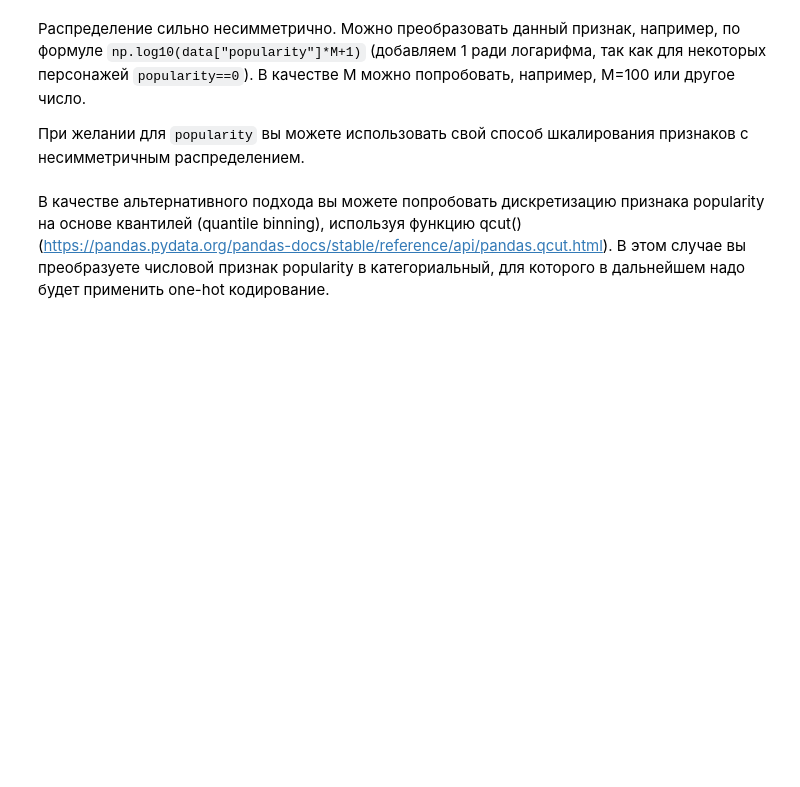
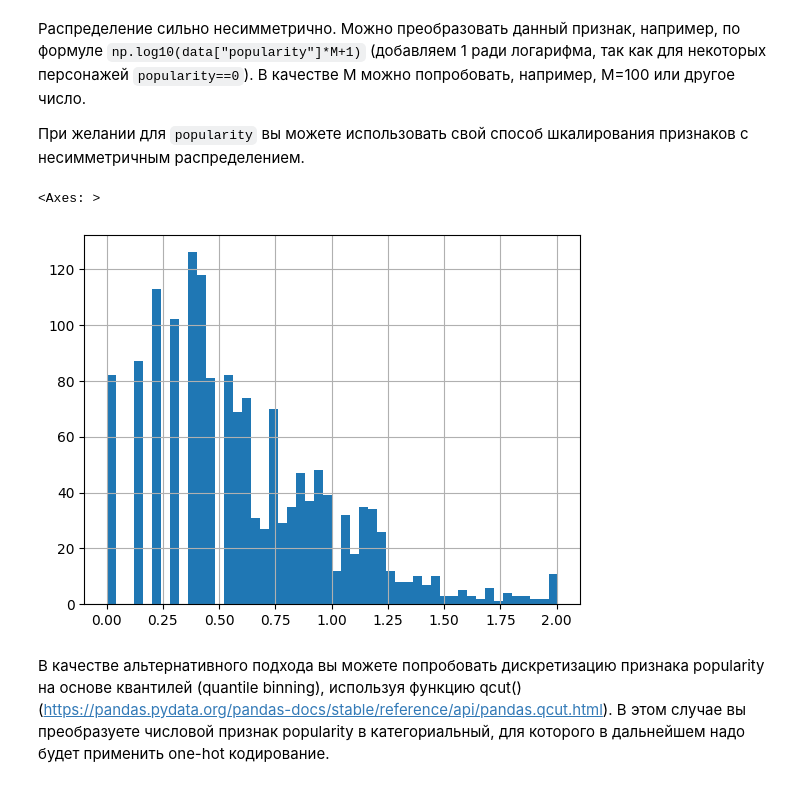
Before and after one commit to LexaKurilovi4/AiMicrobe, a Jupyter notebook: week_01_ml_intro/Homework/hw_1_game_of_thrones.ipynb, the cells around one changed output. Saved outputs shown, nothing was run; the diff lists cells and outputs as text; code cells hidden in the pictures; blank space fills up the shorter version.

```diff
--- a/week_01_ml_intro/Homework/hw_1_game_of_thrones.ipynb
+++ b/week_01_ml_intro/Homework/hw_1_game_of_thrones.ipynb
@@ -170,6 +214,11 @@ data.describe(include = [...]).T[['count', 'min', 'max']]
 Распределение сильно несимметрично. Можно преобразовать данный признак, например, по формуле `np.log10(data["popularity"]*M+1)` (добавляем 1 ради логарифма, так как для некоторых персонажей `popularity==0`). В качестве M можно попробовать, например, M=100 или другое число.
 
 При желании для `popularity` вы можете использовать свой способ шкалирования признаков с несимметричным распределением.
+# %%
+np.log10(data['popularity'] * 100 + 1).hist(bins=50)
+# %% [output]
+<Axes: >
+[figure, added]
 # %% [markdown]
 В качестве альтернативного подхода вы можете попробовать дискретизацию признака popularity на основе квантилей (quantile binning), используя функцию qcut() (https://pandas.pydata.org/pandas-docs/stable/reference/api/pandas.qcut.html). В этом случае вы преобразуете числовой признак popularity в категориальный, для которого в дальнейшем надо будет применить one-hot кодирование.
 # %% [markdown]
```
Also changed, not shown: parts of 16 cells of this notebook.
